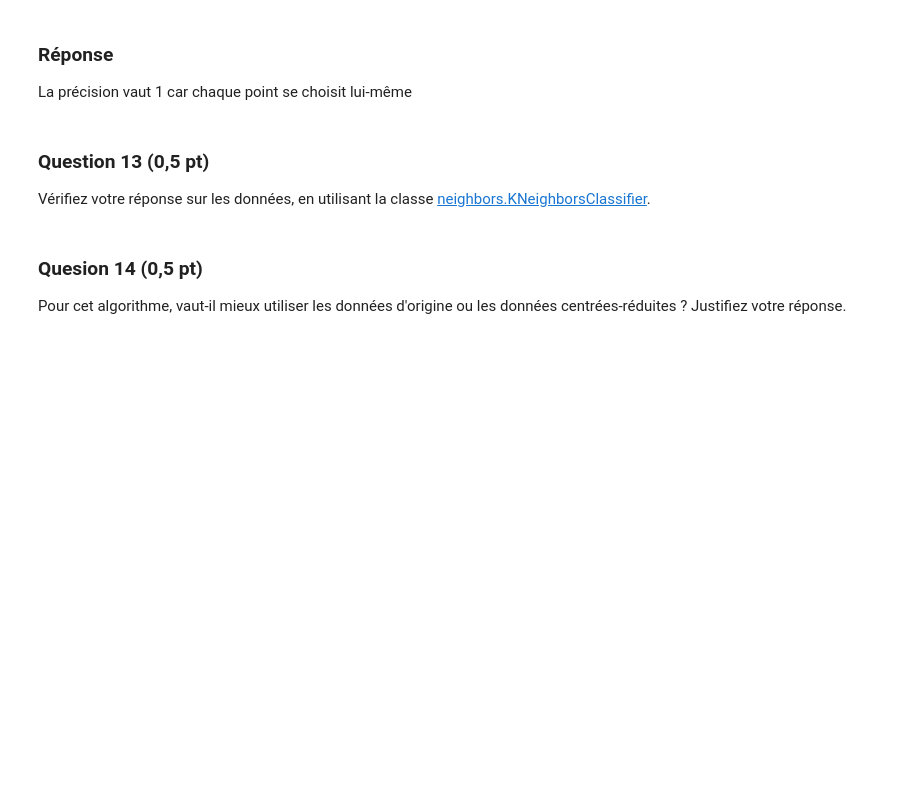
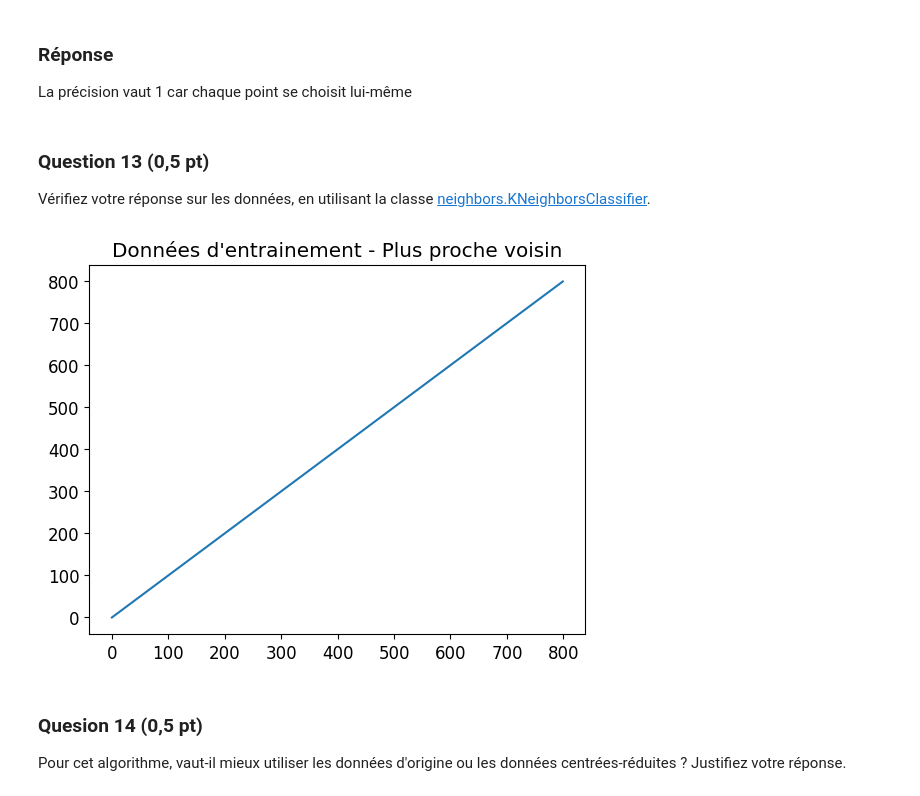
Before and after one commit to Emile-P24/projet_SDD, a Jupyter notebook: SDD_Feliers_Thompson.ipynb, the cells around one changed output. Saved outputs shown, nothing was run; the diff lists cells and outputs as text; code cells hidden in the pictures; blank space fills up the shorter version.

```diff
--- a/SDD_Feliers_Thompson.ipynb
+++ b/SDD_Feliers_Thompson.ipynb
@@ -255,6 +255,19 @@ La précision vaut 1 car chaque point se choisit lui-même
 # %% [markdown]
 ### Question 13 (0,5 pt)
 Vérifiez votre réponse sur les données, en utilisant la classe [neighbors.KNeighborsClassifier](https://scikit-learn.org/stable/modules/generated/sklearn.neighbors.KNeighborsClassifier.html).
+# %%
+from sklearn import neighbors
+
+KNClassifier = neighbors.KNeighborsClassifier(n_neighbors=1)
+
+KNClassifier.fit(df_train_risk_vs_norisk, y_train_risk_vs_norisk)
+_, knn = KNClassifier.kneighbors(df_train_risk_vs_norisk)
+
+plt.plot(knn)
+plt.title("Données d'entrainement - Plus proche voisin")
+plt.show()
+# %% [output]
+[figure, added]
 # %% [markdown]
 ### Quesion 14 (0,5 pt)
 Pour cet algorithme, vaut-il mieux utiliser les données d'origine ou les données centrées-réduites ? Justifiez votre réponse.
```
